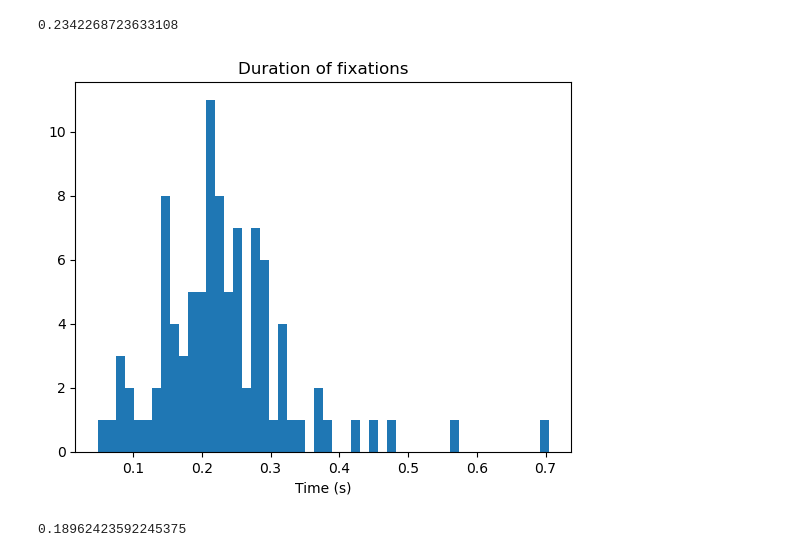
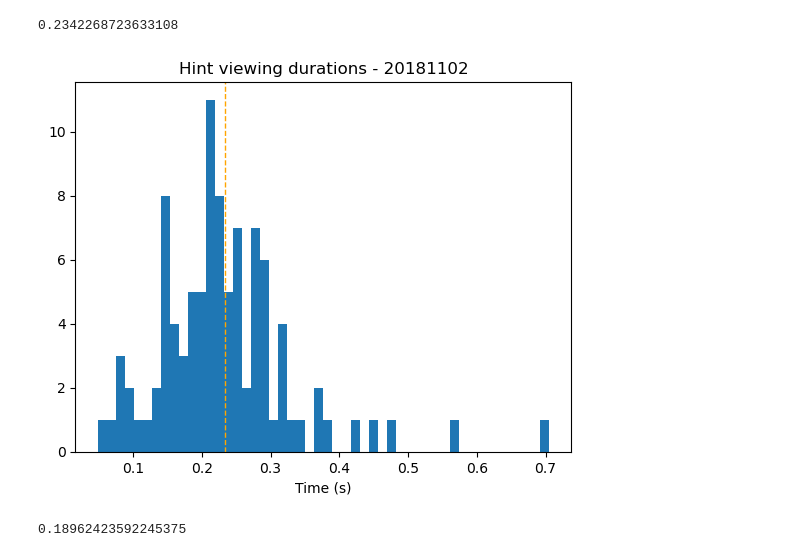
Before and after one commit to josephchengyx/Hippocampus_Decoding, a Jupyter notebook: hint_responses.ipynb, the cells around one changed output. Saved outputs shown, nothing was run; the diff lists cells and outputs as text; code cells hidden in the pictures.

```diff
--- a/hint_responses.ipynb
+++ b/hint_responses.ipynb
@@ -152,12 +152,13 @@ print(np.mean(hint_durs))
 # %%
 # Plot duration of fixation events as a histogram
 plt.figure()
-plt.title('Duration of fixations')
+plt.title(f'Hint viewing durations - {day_dir}')
+plt.axvline(x=np.mean(hint_durs), color='orange', linewidth=1, linestyle='--')
 plt.hist(hint_durs, bins=50)
 plt.xlabel('Time (s)')
 plt.show()
 # %% [output]
-[figure, old version]
+[figure, new version]
 # %%
 # Bin entire session into 250 ms time bins, aligned to the start of each cue phase for each trial
 session_intervals = list()
```
Also changed, not shown: parts of 2 cells of this notebook, 2 other files.
